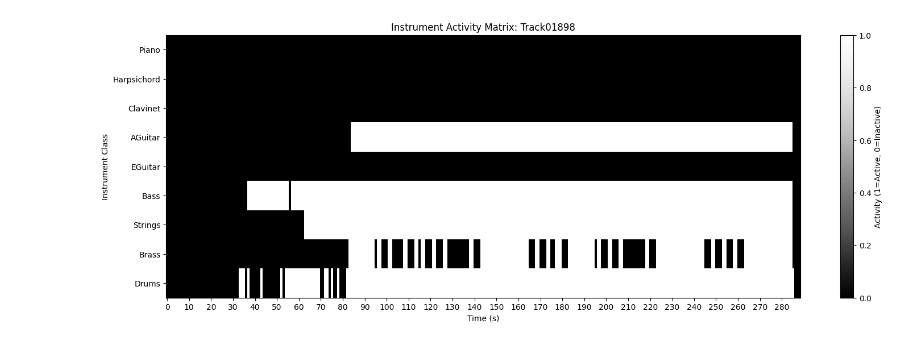
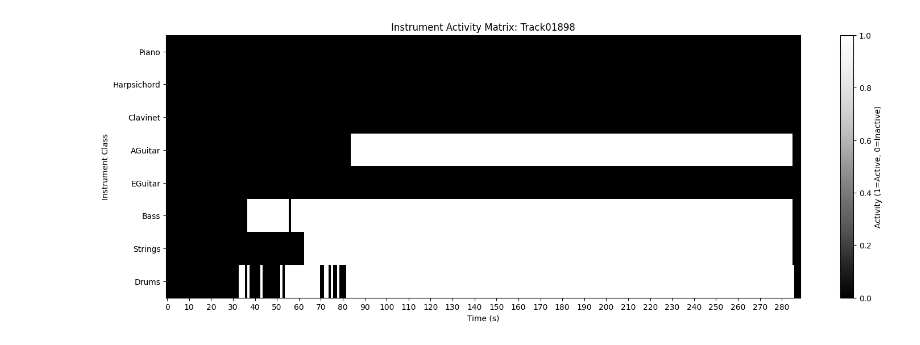
Before and after one commit to davidjhwang/Polyphonic-Instrument-Classifier, a Jupyter notebook: 2_label.ipynb, the cells around one changed output. Drawn from its saved outputs; the diff is of its cells as text; code cells hidden in the pictures.

```diff
--- a/2_label.ipynb
+++ b/2_label.ipynb
@@ -7,7 +7,7 @@ import yaml
 # Instrument Mapping
 INSTRUMENT_MAPPING = {
     "Piano": 0, "Harpsichord": 1, "Clavinet": 2, "AGuitar": 3, "EGuitar": 4, "Bass": 5,
-    "Strings": 6, "Strings (continued)": 6, "Brass": 7, "Drums": 8
+    "Strings": 6, "Strings (continued)": 6, "Drums": 7
 }
 
 # Plugin-to-Class Mapping for [GUITAR]
@@ -63,7 +63,7 @@ with open(TIMESTAMPS_FILE, "r") as f:
             track = os.path.basename(line.split("Track: ")[1].replace("\\", "/"))
             mix_file = os.path.join(DATASET_PATH, track, "mix.flac")
             if os.path.exists(mix_file):
-                activity_matrices[track] = np.zeros((9, int(np.floor(librosa.get_duration(path=mix_file)))), dtype=np.int8)
+                activity_matrices[track] = np.zeros((8, int(np.floor(librosa.get_duration(path=mix_file)))), dtype=np.int8)
         elif (parts := line.split(": ")) and len(parts) == 2:
             stem_key, timestamps = f"{track}/{parts[0]}", eval(parts[1])
             if stem_key in stem_to_class:
@@ -79,29 +79,29 @@ for track, matrix in activity_matrices.items():
 # %%
 import os
 import numpy as np
 import matplotlib.pyplot as plt
 
 # Define instrument labels for visualization
-INSTRUMENT_LABELS = ["Piano", "Harpsichord", "Clavinet", "AGuitar", "EGuitar", "Bass", "Strings", "Brass", "Drums"]
+INSTRUMENT_LABELS = ["Piano", "Harpsichord", "Clavinet", "AGuitar", "EGuitar", "Bass", "Strings", "Drums"]
 MATRIX_PATH = "labels_test/"
 
 # Visualize Example
 example_file = sorted(os.listdir(MATRIX_PATH))[18]
 matrix = np.load(os.path.join(MATRIX_PATH, example_file))
 
 plt.figure(figsize=(18, 6))
 plt.imshow(matrix, aspect="auto", cmap="Greys_r", interpolation="nearest")
 
 # Labels and title
-plt.yticks(range(9), INSTRUMENT_LABELS)
+plt.yticks(range(8), INSTRUMENT_LABELS)
 
 # Adjust xticks for 1.0-second intervals instead of 0.5
 plt.xticks(range(0, matrix.shape[1], 10), np.arange(0, matrix.shape[1], 10))
 
 plt.xlabel("Time (s)")
 plt.ylabel("Instrument Class")
 plt.title(f"Instrument Activity Matrix: {example_file[:-4]}")
 plt.colorbar(label="Activity (1=Active, 0=Inactive)")
 plt.show()
 # %% [output]
-[figure, old version]
+[figure, new version]
```
Also changed, not shown: 8 other files.
